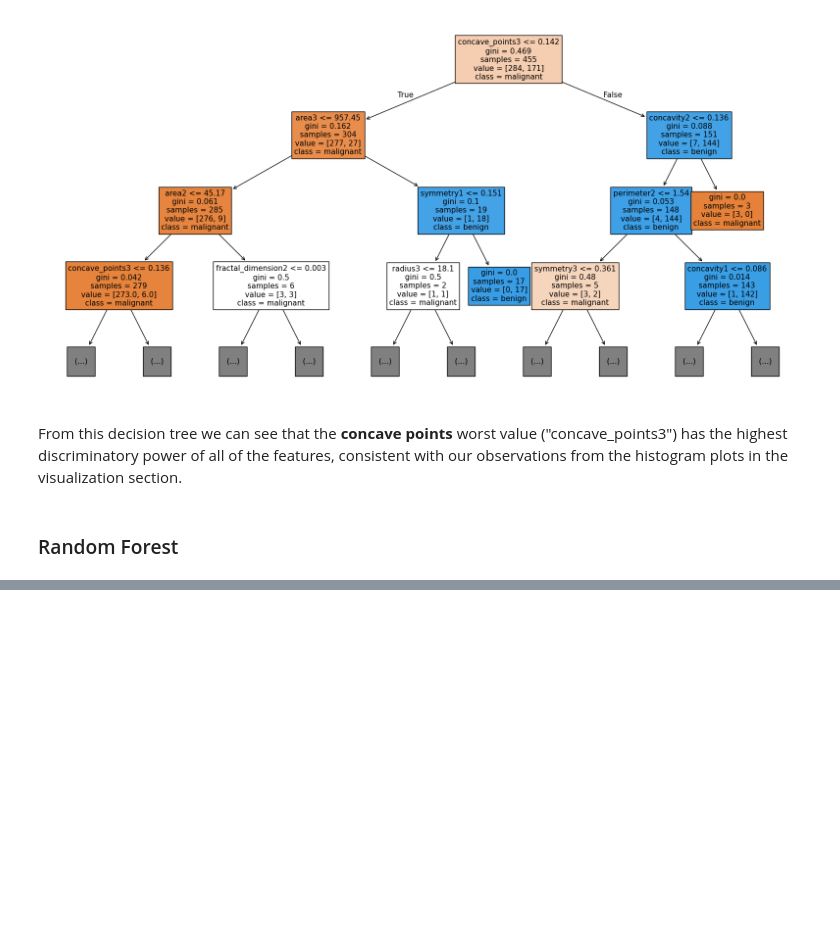
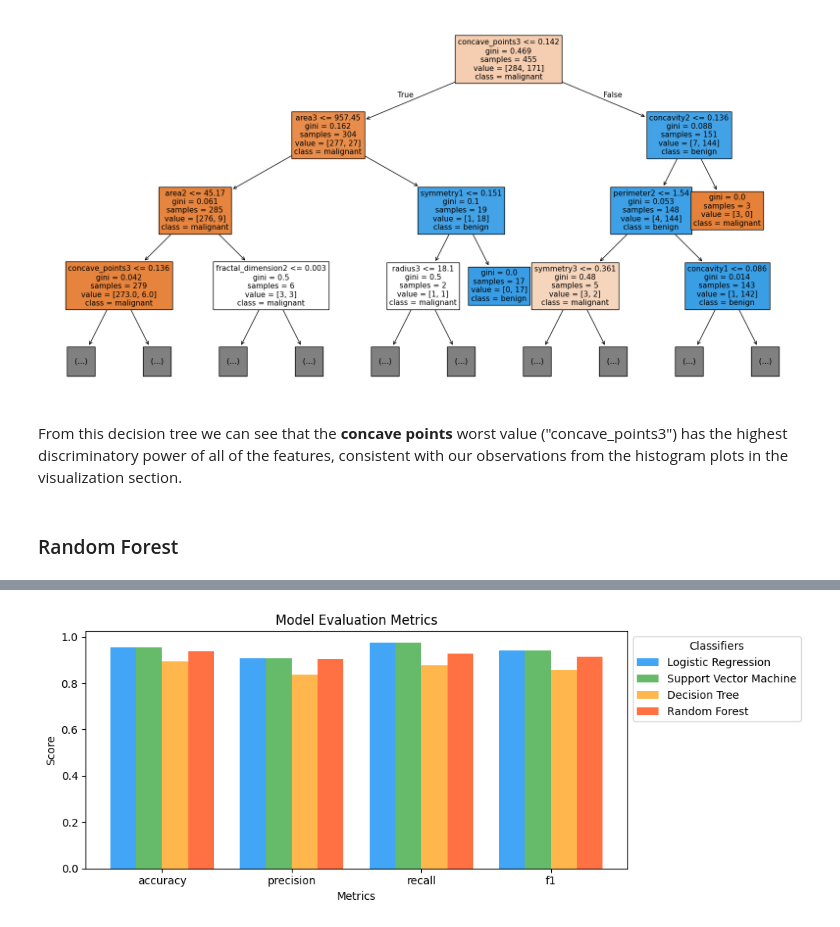
Before and after one commit to emilysaunders28/breast-cancer, a Jupyter notebook: breast_cancer_classifier.ipynb, the cells around one changed output, grey strips where cells are left out. Saved outputs shown, nothing was run; the diff lists cells and outputs as text; code cells hidden in the pictures; blank space fills up the shorter version.

```diff
--- a/breast_cancer_classifier.ipynb
+++ b/breast_cancer_classifier.ipynb
@@ -300,0 +303,34 @@ plt.show()
+# %%
+metrics = {
+    'accuracy': [lr_eval['accuracy'], svm_eval['accuracy'], dt_eval['accuracy'], rf_eval['accuracy']],
+    'precision': [lr_eval['precision'], svm_eval['precision'], dt_eval['precision'], rf_eval['precision']],
+    'recall': [lr_eval['recall'], svm_eval['recall'], dt_eval['recall'], rf_eval['recall']],
+    'f1': [lr_eval['f1_score'], svm_eval['f1_score'], dt_eval['f1_score'], rf_eval['f1_score']]
+}
+
+metric_names = ['accuracy', 'precision', 'recall', 'f1']
+classifiers = ['Logistic Regression', 'Support Vector Machine', 'Decision Tree', 'Random Forest']
+
+metric_values = np.array([metrics[name] for name in metric_names])
+
+index = np.arange(len(metric_names))
+bar_width = 0.2
+colors = ['#42A5F5', '#66BB6A', '#FFB74D', '#FF7043']
+
+fig, ax = plt.subplots(figsize=(10, 4))
+
+for i, classifier in enumerate(classifiers):
+    ax.bar(index + i * bar_width, metric_values[:, i], bar_width, label=classifier, color=colors[i])
+
+ax.set_xlabel('Metrics')
+ax.set_ylabel('Score')
+ax.set_title('Model Evaluation Metrics')
+ax.set_xticks(index + bar_width * 1.5)
+ax.set_xticklabels(metric_names)
+
+ax.legend(title='Classifiers', loc='upper left', bbox_to_anchor=(1, 1))
+
+plt.tight_layout()
+plt.show()
+# %% [output]
+[figure, added]
```
Also changed, not shown: parts of 16 cells of this notebook.
